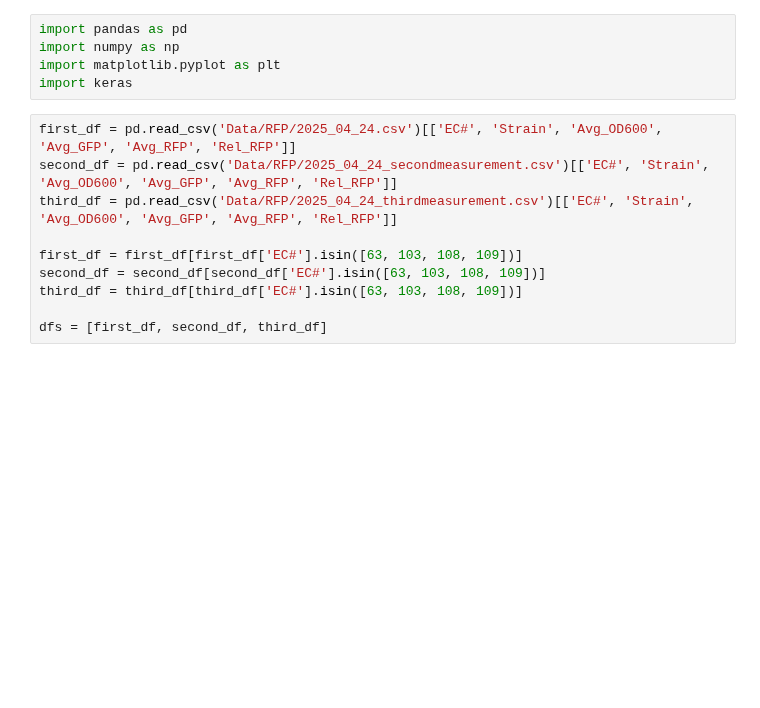
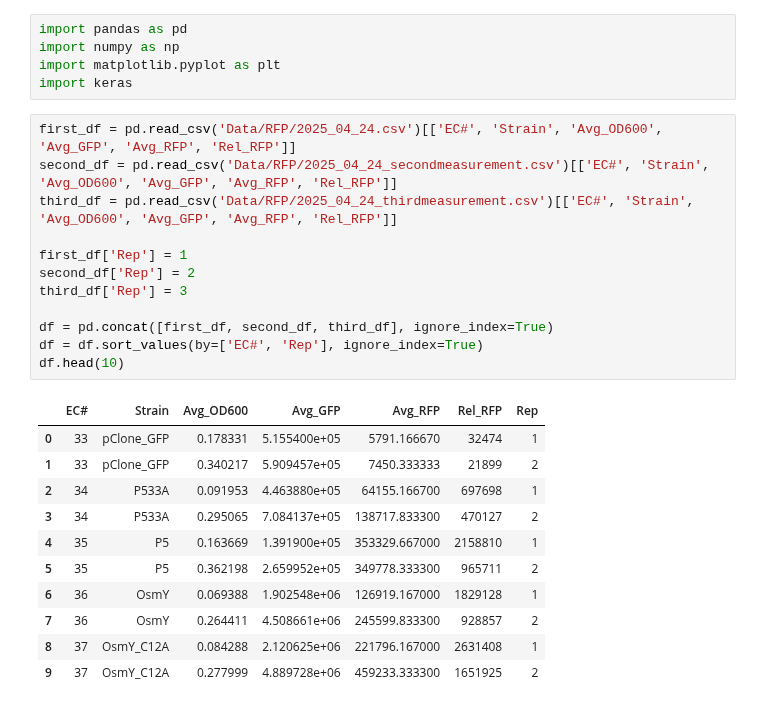
Before and after one commit to Rhys-sg/e.-coli-promoter-prediction, a Jupyter notebook: RFP_analysis_04_24_OD_RFP.ipynb, the cells around one changed output. Saved outputs shown, nothing was run; the diff lists cells and outputs as text; blank space fills up the shorter version.

```diff
--- a/RFP_analysis_04_24_OD_RFP.ipynb
+++ b/RFP_analysis_04_24_OD_RFP.ipynb
@@ -6,10 +6,24 @@ import keras
 # %%
 first_df = pd.read_csv('Data/RFP/2025_04_24.csv')[['EC#', 'Strain', 'Avg_OD600', 'Avg_GFP', 'Avg_RFP', 'Rel_RFP']]
 second_df = pd.read_csv('Data/RFP/2025_04_24_secondmeasurement.csv')[['EC#', 'Strain', 'Avg_OD600', 'Avg_GFP', 'Avg_RFP', 'Rel_RFP']]
 third_df = pd.read_csv('Data/RFP/2025_04_24_thirdmeasurement.csv')[['EC#', 'Strain', 'Avg_OD600', 'Avg_GFP', 'Avg_RFP', 'Rel_RFP']]
 
-first_df = first_df[first_df['EC#'].isin([63, 103, 108, 109])]
-second_df = second_df[second_df['EC#'].isin([63, 103, 108, 109])]
-third_df = third_df[third_df['EC#'].isin([63, 103, 108, 109])]
+first_df['Rep'] = 1
+second_df['Rep'] = 2
+third_df['Rep'] = 3
 
-dfs = [first_df, second_df, third_df]
+df = pd.concat([first_df, second_df, third_df], ignore_index=True)
+df = df.sort_values(by=['EC#', 'Rep'], ignore_index=True)
+df.head(10)
+# %% [output]
+|  | EC# | Strain | Avg_OD600 | Avg_GFP | Avg_RFP | Rel_RFP | Rep |
+| 0 | 33 | pClone_GFP | 0.178331 | 5.155400e+05 | 5791.166670 | 32474 | 1 |
+| 1 | 33 | pClone_GFP | 0.340217 | 5.909457e+05 | 7450.333333 | 21899 | 2 |
+| 2 | 34 | P533A | 0.091953 | 4.463880e+05 | 64155.166700 | 697698 | 1 |
+| 3 | 34 | P533A | 0.295065 | 7.084137e+05 | 138717.833300 | 470127 | 2 |
+| 4 | 35 | P5 | 0.163669 | 1.391900e+05 | 353329.667000 | 2158810 | 1 |
+| 5 | 35 | P5 | 0.362198 | 2.659952e+05 | 349778.333300 | 965711 | 2 |
+| 6 | 36 | OsmY | 0.069388 | 1.902548e+06 | 126919.167000 | 1829128 | 1 |
+| 7 | 36 | OsmY | 0.264411 | 4.508661e+06 | 245599.833300 | 928857 | 2 |
+| 8 | 37 | OsmY_C12A | 0.084288 | 2.120625e+06 | 221796.167000 | 2631408 | 1 |
+| 9 | 37 | OsmY_C12A | 0.277999 | 4.889728e+06 | 459233.333300 | 1651925 | 2 |
```
Also changed, not shown: parts of 4 cells of this notebook, 2 other files.
